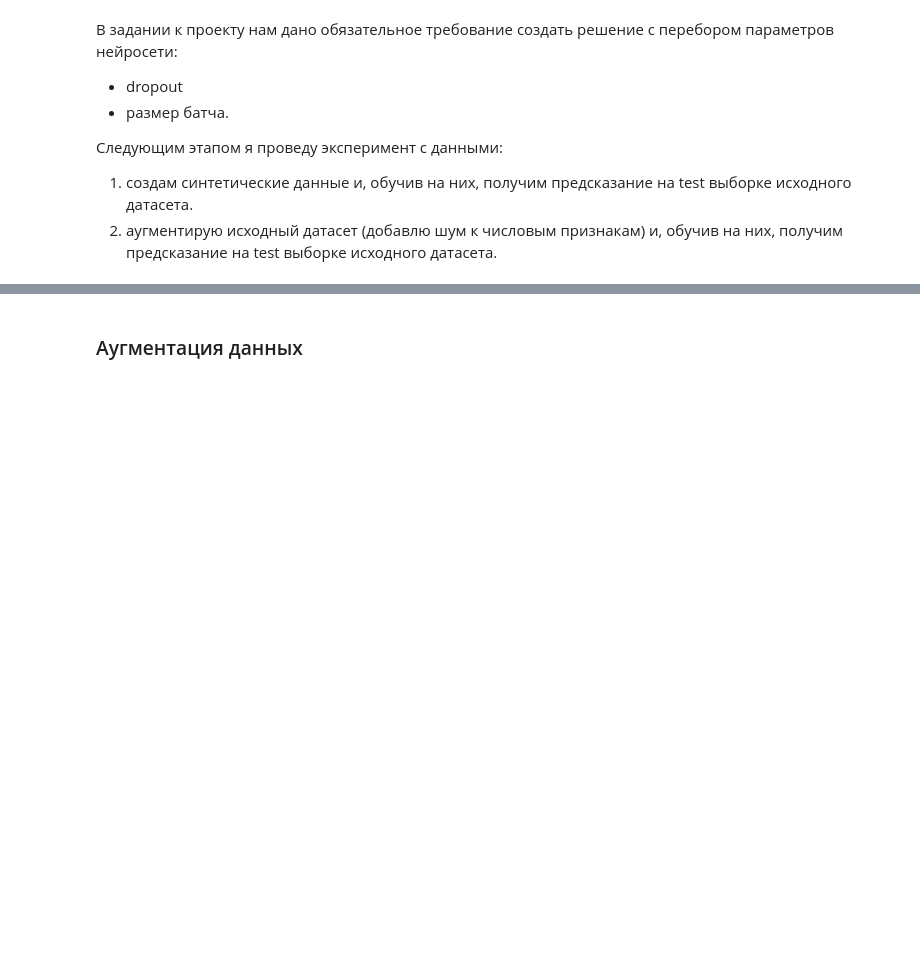
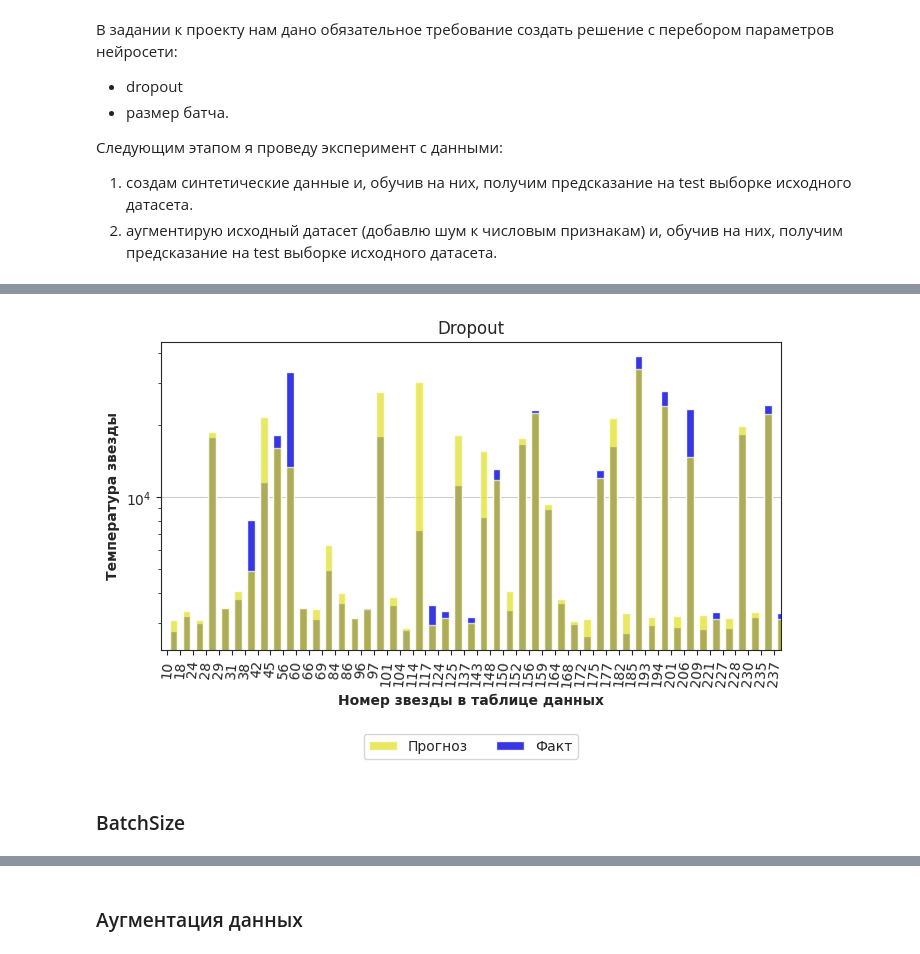
Before and after one commit to AV-BOLT/Stars_temp_prediction, a Jupyter notebook: нейронные_сети_1.ipynb, the cells around one changed output, grey strips where cells are left out. Drawn from its saved outputs; the diff is of its cells as text; code cells hidden in the pictures; blank space fills up the shorter version.

```diff
--- a/нейронные_сети_1.ipynb
+++ b/нейронные_сети_1.ipynb
@@ -461,3 +466,44 @@ class DropoutModel(nn.Module):
         x = self.dropout2(x)  #  Dropout после второго слоя
 
         return x
+# %%
+dropout_values = [0.1, 0.2, 0.3, 0.4, 0.6]
+
+input_neurons = X_train.shape[1]
+
+dropout_rmse = float('inf')
+best_model = None
+best_dropout = 0.5
+
+for dropout in dropout_values:
+  model = DropoutModel(input_neurons,
+                       hidden_neurons,
+                       output_neurons,
+                       dropout)  # подбираем
+  optimizer = torch.optim.Adam(model.parameters(), lr=0.01)
+
+  for epoch in range(num_epochs):
+    outputs = model(X_train)
+    loss_train = loss(outputs, y_train)
+
+    optimizer.zero_grad()
+    loss_train.backward()
+    optimizer.step()
+
+    if (epoch + 1) % 1000 == 0:
+        print(f'Epoch [{epoch + 1}/{num_epochs}], Loss: {loss_train.item()}')
+
+        # Оценка модели на valid данных
+        model.eval()  # оценка
+        with torch.no_grad():
+            valid_outputs = model(X_valid)
+            valid_loss = loss(valid_outputs, y_valid)
+
+            # Оценка RMSE на valid данных
+            rmse = np.sqrt(valid_loss.item())
+
+            # Сравнение RMSE с лучшим результатом
+            if rmse < dropout_rmse:
+                dropout_rmse = rmse
+                best_model = model
+                best_dropout = dropout
@@ -464 +547,7 @@ class DropoutModel(nn.Module):
+# %%
+plot(y_valid, valid_outputs, 'Dropout')
+# %% [output]
+[figure, added]
+# %% [markdown]
+  ### BatchSize
 # %%
```
Also changed, not shown: parts of 82 cells of this notebook.
